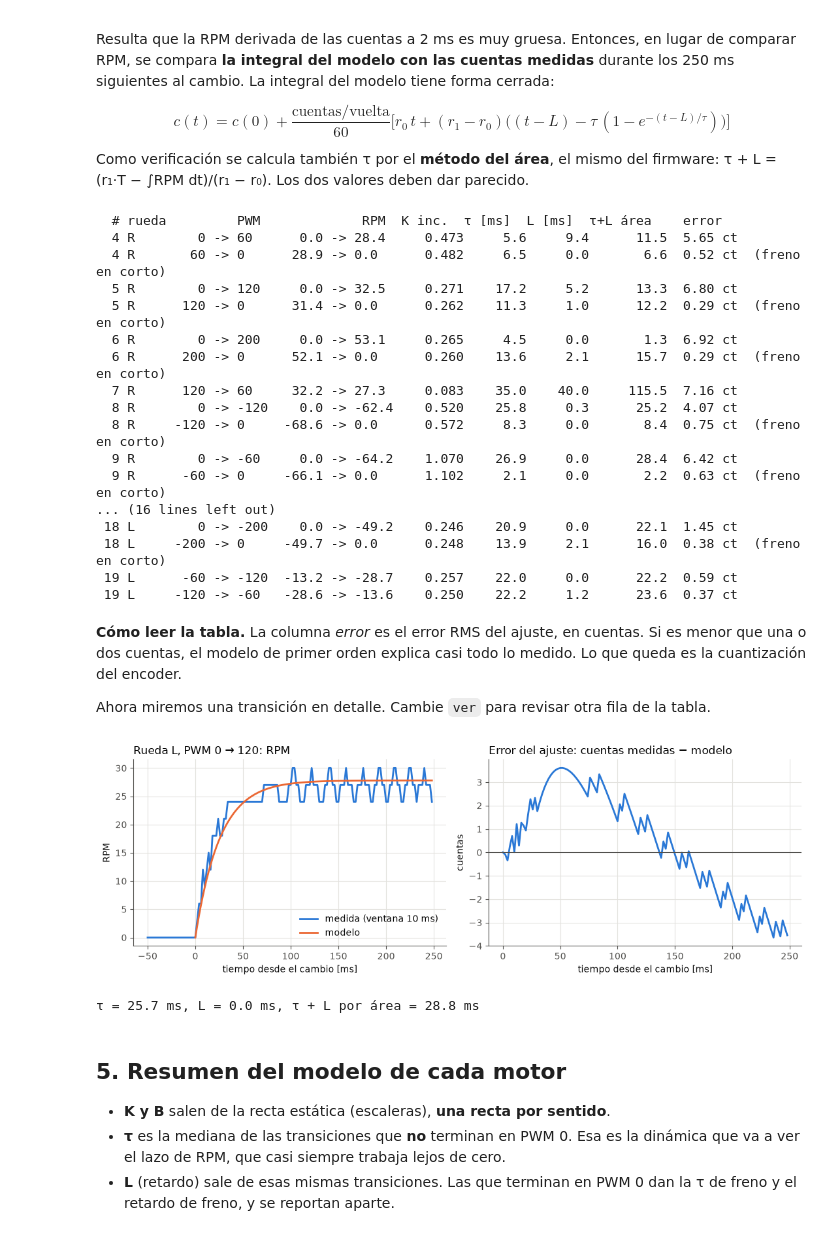
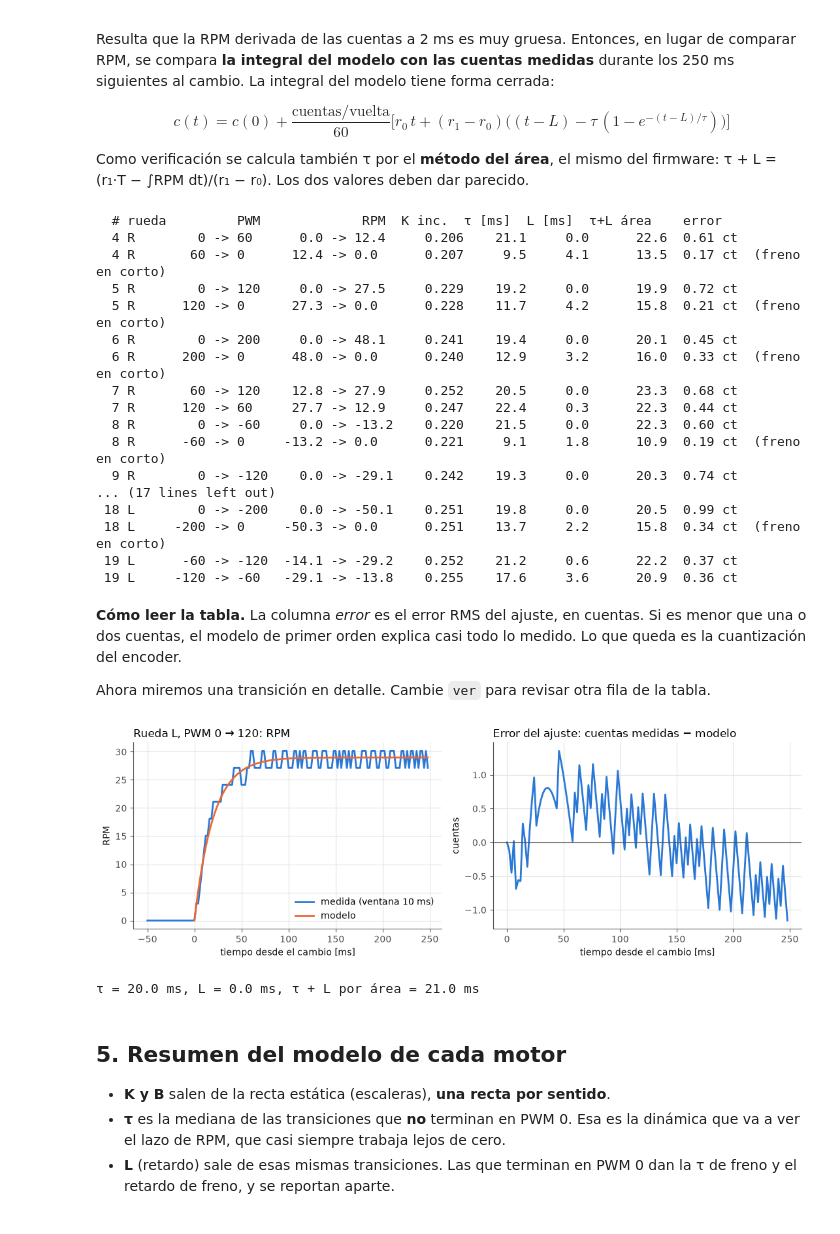
Before and after one commit to JeissonMartinez/Identificacion_motor_DC, a Jupyter notebook: notebook/ajuste_motor.ipynb, the cells around one changed output. Cells and saved outputs as stored; diff of their text form; code cells hidden in the pictures.

```diff
--- a/notebook/ajuste_motor.ipynb
+++ b/notebook/ajuste_motor.ipynb
@@ -26,8 +26,8 @@ import matplotlib.pyplot as plt
 from scipy.optimize import least_squares
 
 # ---- Lo único que cambia cada grupo ----
-GRUPO = "Profesor_v2"                                  # p. ej. "G3"
-RUTA_DATOS = Path("../datos/profesor_v2")    # carpeta con los .csv o .log del monitor
+GRUPO = "Profesor_v3"                                  # p. ej. "G3"
+RUTA_DATOS = Path("../datos/profesor_v3")    # carpeta con los .csv o .log del monitor
 RUTA_RESULTADOS = Path("../resultados")
 
 # ---- Parámetros del análisis (se dejan así) ----
@@ -322,61 +322,61 @@ for r in transiciones:
           f"{r['rms_cuentas']:>5.2f} ct{nota}")
 # %% [output]
   # rueda         PWM             RPM  K inc.  τ [ms]  L [ms]  τ+L área    error
-  4 R        0 -> 60      0.0 -> 28.4     0.473     5.6     9.4      11.5  5.65 ct
-  4 R       60 -> 0      28.9 -> 0.0      0.482     6.5     0.0       6.6  0.52 ct  (freno en corto)
-  5 R        0 -> 120     0.0 -> 32.5     0.271    17.2     5.2      13.3  6.80 ct
-  5 R      120 -> 0      31.4 -> 0.0      0.262    11.3     1.0      12.2  0.29 ct  (freno en corto)
-  6 R        0 -> 200     0.0 -> 53.1     0.265     4.5     0.0       1.3  6.92 ct
-  6 R      200 -> 0      52.1 -> 0.0      0.260    13.6     2.1      15.7  0.29 ct  (freno en corto)
-  7 R      120 -> 60     32.2 -> 27.3     0.083    35.0    40.0     115.5  7.16 ct
-  8 R        0 -> -120    0.0 -> -62.4    0.520    25.8     0.3      25.2  4.07 ct
-  8 R     -120 -> 0     -68.6 -> 0.0      0.572     8.3     0.0       8.4  0.75 ct  (freno en corto)
-  9 R        0 -> -60     0.0 -> -64.2    1.070    26.9     0.0      28.4  6.42 ct
-  9 R      -60 -> 0     -66.1 -> 0.0      1.102     2.1     0.0       2.2  0.63 ct  (freno en corto)
-... (16 lines left out)
- 18 L        0 -> -200    0.0 -> -49.2    0.246    20.9     0.0      22.1  1.45 ct
- 18 L     -200 -> 0     -49.7 -> 0.0      0.248    13.9     2.1      16.0  0.38 ct  (freno en corto)
- 19 L      -60 -> -120  -13.2 -> -28.7    0.257    22.0     0.0      22.2  0.59 ct
- 19 L     -120 -> -60   -28.6 -> -13.6    0.250    22.2     1.2      23.6  0.37 ct
+  4 R        0 -> 60      0.0 -> 12.4     0.206    21.1     0.0      22.6  0.61 ct
+  4 R       60 -> 0      12.4 -> 0.0      0.207     9.5     4.1      13.5  0.17 ct  (freno en corto)
+  5 R        0 -> 120     0.0 -> 27.5     0.229    19.2     0.0      19.9  0.72 ct
+  5 R      120 -> 0      27.3 -> 0.0      0.228    11.7     4.2      15.8  0.21 ct  (freno en corto)
+  6 R        0 -> 200     0.0 -> 48.1     0.241    19.4     0.0      20.1  0.45 ct
+  6 R      200 -> 0      48.0 -> 0.0      0.240    12.9     3.2      16.0  0.33 ct  (freno en corto)
+  7 R       60 -> 120    12.8 -> 27.9     0.252    20.5     0.0      23.3  0.68 ct
+  7 R      120 -> 60     27.7 -> 12.9     0.247    22.4     0.3      22.3  0.44 ct
+  8 R        0 -> -60     0.0 -> -13.2    0.220    21.5     0.0      22.3  0.60 ct
+  8 R      -60 -> 0     -13.2 -> 0.0      0.221     9.1     1.8      10.9  0.19 ct  (freno en corto)
+  9 R        0 -> -120    0.0 -> -29.1    0.242    19.3     0.0      20.3  0.74 ct
+... (17 lines left out)
+ 18 L        0 -> -200    0.0 -> -50.1    0.251    19.8     0.0      20.5  0.99 ct
+ 18 L     -200 -> 0     -50.3 -> 0.0      0.251    13.7     2.2      15.8  0.34 ct  (freno en corto)
+ 19 L      -60 -> -120  -14.1 -> -29.2    0.252    21.2     0.6      22.2  0.37 ct
+ 19 L     -120 -> -60   -29.1 -> -13.8    0.255    17.6     3.6      20.9  0.36 ct
 # %% [markdown]
 **Cómo leer la tabla.** La columna *error* es el error RMS del ajuste, en cuentas. Si es menor que una o dos cuentas, el modelo de primer orden explica casi todo lo medido. Lo que queda es la cuantización del encoder.
 
 Ahora miremos una transición en detalle. Cambie `ver` para revisar otra fila de la tabla.
 # %%
-ver = 17    # fila de la tabla de transiciones (0 = primera fila)
+ver = 18    # fila de la tabla de transiciones (0 = primera fila)
 
 r = transiciones[ver]
 e = ensayos[r["ensayo"]]
 cpv = e["cpv"][r["lado"]]
 tt, cc = r["tt"], r["cc"]
 modelo = cuentas_modelo(tt, r["r0"], r["r1"], r["tau"], r["L"], cpv)
 
 # RPM medida (ventana) y RPM del modelo, con el tiempo contado desde el cambio de PWM
 t, rpm = e["t"], rpm_ventana(e, r["lado"])
 t_rel = t - t[r["i_cambio"]]
 s = np.clip(tt - r["L"], 0, None)
 rpm_mod = r["r0"] + (r["r1"] - r["r0"]) * (1 - np.exp(-s / r["tau"]))
 
 fig, (a1, a2) = plt.subplots(1, 2, figsize=(11, 3.8))
 ventana = (t_rel > -0.05) & (t_rel < VENTANA_AJUSTE_MS * 1e-3)
 a1.plot(t_rel[ventana] * 1e3, rpm[ventana], color=AZUL, label=f"medida (ventana {VENTANA_RPM_MS} ms)")
 a1.plot(tt * 1e3, rpm_mod, color=NARANJA, label="modelo")
 a1.set_title(f"Rueda {r['lado']}, PWM {r['u0']} → {r['u1']}: RPM", loc="left")
 a1.set_xlabel("tiempo desde el cambio [ms]")
 a1.set_ylabel("RPM")
 a1.legend(loc="best")
 
 a2.plot(tt * 1e3, cc - modelo, color=AZUL)
 a2.axhline(0, color=GRIS, lw=0.8)
 a2.set_title("Error del ajuste: cuentas medidas − modelo", loc="left")
 a2.set_xlabel("tiempo desde el cambio [ms]")
 a2.set_ylabel("cuentas")
 plt.tight_layout()
 plt.show()
 print(f"τ = {r['tau']*1e3:.1f} ms, L = {r['L']*1e3:.1f} ms, τ + L por área = {r['tau_area']*1e3:.1f} ms")
 # %% [output]
-[figure, old version]
+[figure, new version]
-τ = 25.7 ms, L = 0.0 ms, τ + L por área = 28.8 ms
+τ = 20.0 ms, L = 0.0 ms, τ + L por área = 21.0 ms
 # %% [markdown]
 ## 5. Resumen del modelo de cada motor
 
```
Also changed, not shown: parts of 8 cells of this notebook, 8 other files.
